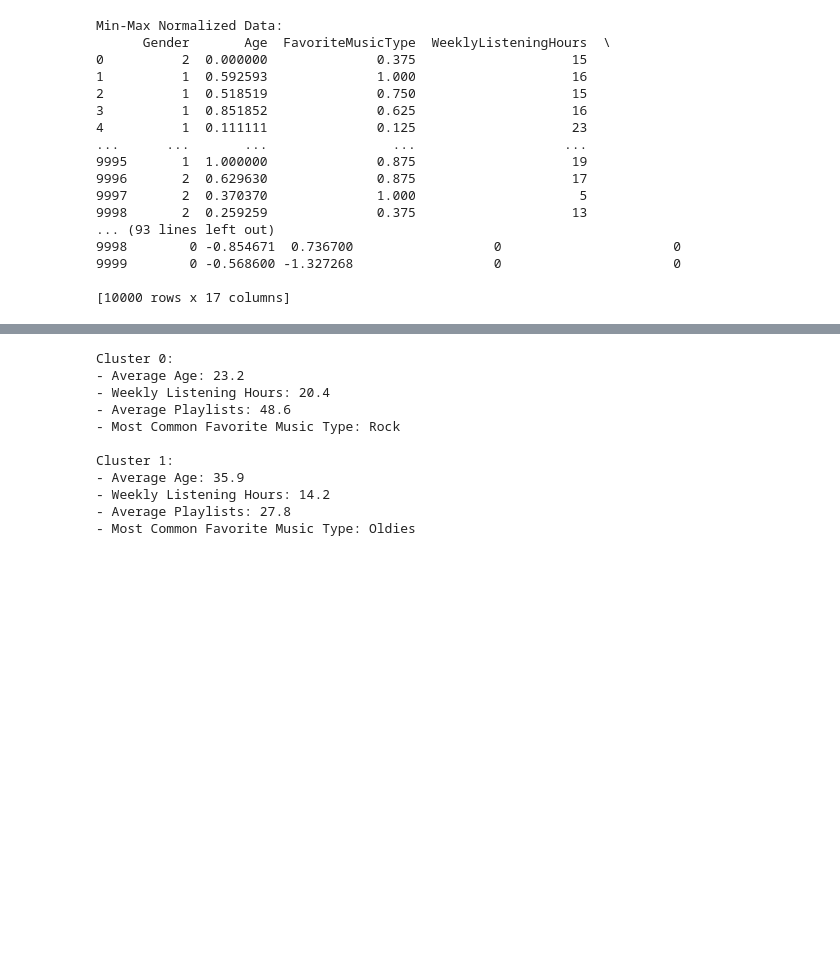
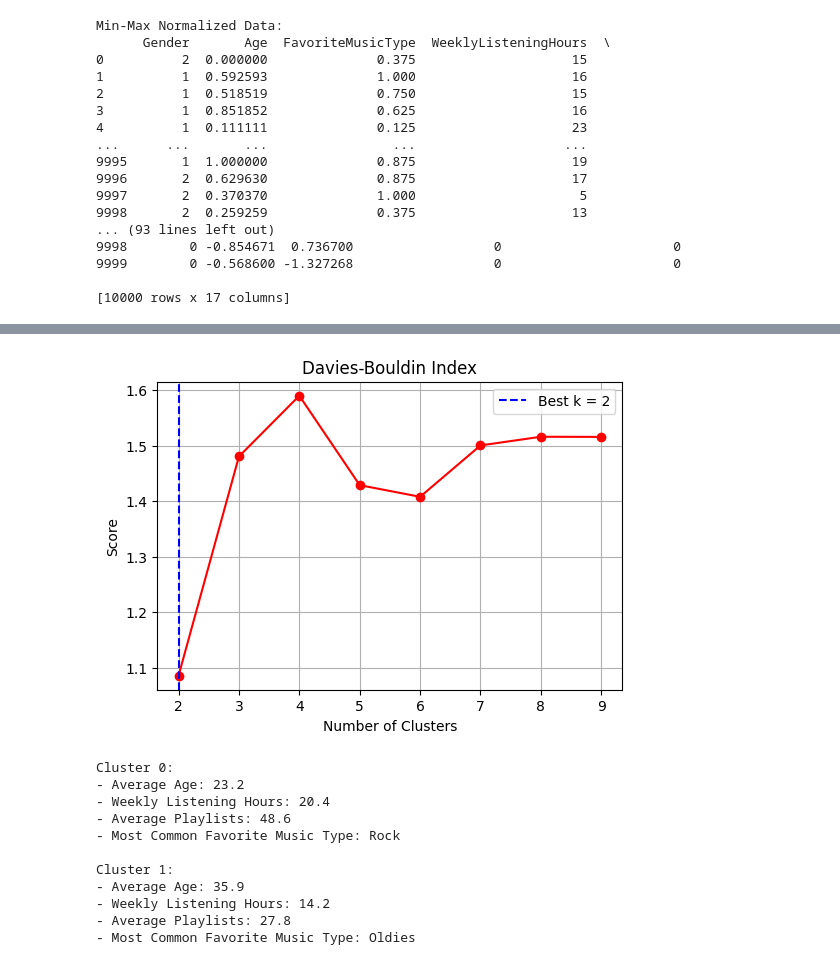
Before and after one commit to LauAHung/BACS2003-AI-Assignment, a Jupyter notebook: BACS2003 ASSIGNMET.ipynb, the cells around one changed output, grey strips where cells are left out. Cells and saved outputs as stored; diff of their text form; code cells hidden in the pictures; blank space fills up the shorter version.

```diff
--- a/BACS2003 ASSIGNMET.ipynb
+++ b/BACS2003 ASSIGNMET.ipynb
@@ -1014,3 +1008,30 @@ Min-Max Normalized Data:
+# %%
+from sklearn.cluster import AgglomerativeClustering
+from sklearn.metrics import davies_bouldin_score
+import matplotlib.pyplot as plt
+import numpy as np
+
+cluster_range = range(2, 10)
+davies_scores = []
+
+for k in cluster_range:
+    agg = AgglomerativeClustering(n_clusters=k)
+    labels = agg.fit_predict(scaled_df)
+    davies_scores.append(davies_bouldin_score(scaled_df, labels))
+
+best_k_davies = cluster_range[np.argmin(davies_scores)]
+
+plt.figure(figsize=(6, 4))
+plt.plot(cluster_range, davies_scores, marker='o', color='red')
+plt.axvline(x=best_k_davies, color='blue', linestyle='--', label=f'Best k = {best_k_davies}')
+plt.title('Davies-Bouldin Index')
+plt.xlabel('Number of Clusters')
+plt.ylabel('Score')
+plt.grid(True)
+plt.legend()
+plt.show()
+# %% [output]
+[figure, added]
 # %%
 # Summary output
 clusters = df['Agglomerative_Cluster'].unique()
```
Also changed, not shown: parts of 20 cells of this notebook.
